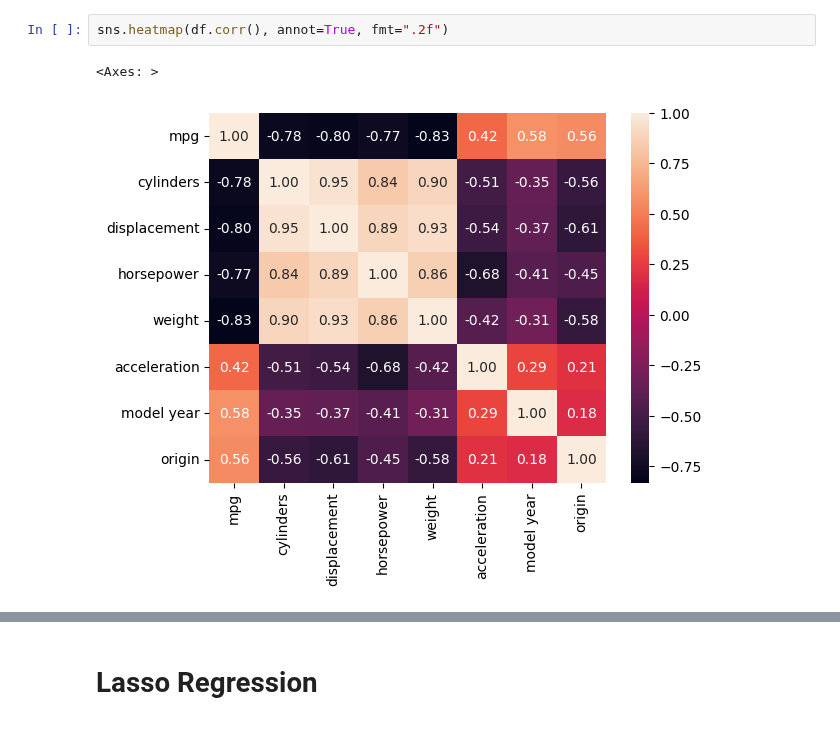
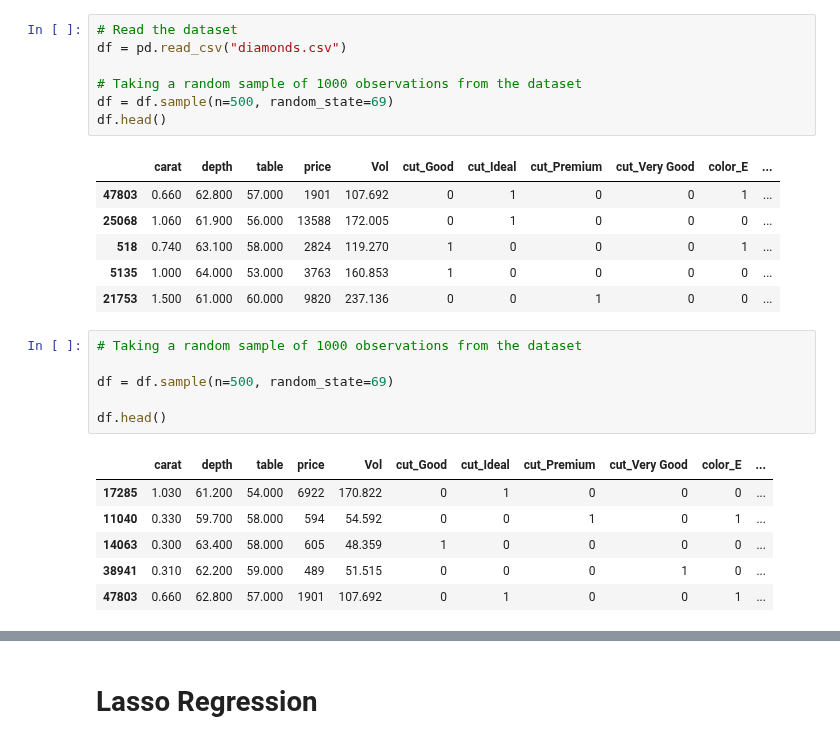
Before and after one commit to Harsh502s/ML-Assignments, a Jupyter notebook: ML-MF Pesentation/Presentation copy.ipynb, the cells around one changed output, grey strips where cells are left out. Saved outputs shown, nothing was run; the diff lists cells and outputs as text.

```diff
--- a/ML-MF Pesentation/Presentation copy.ipynb
+++ b/ML-MF Pesentation/Presentation copy.ipynb
@@ -101,5 +23,27 @@ df.head()
-# %%
-sns.heatmap(df.corr(), annot=True, fmt=".2f")
-# %% [output]
-<Axes: >
-[figure, removed]
+# %%
+# Read the dataset
+df = pd.read_csv("diamonds.csv")
+
+# Taking a random sample of 1000 observations from the dataset
+df = df.sample(n=500, random_state=69)
+df.head()
+# %% [output]
+|  | carat | depth | table | price | Vol | cut_Good | cut_Ideal | cut_Premium | cut_Very Good | color_E | ... |
+| 47803 | 0.660 | 62.800 | 57.000 | 1901 | 107.692 | 0 | 1 | 0 | 0 | 1 | ... |
+| 25068 | 1.060 | 61.900 | 56.000 | 13588 | 172.005 | 0 | 1 | 0 | 0 | 0 | ... |
+| 518 | 0.740 | 63.100 | 58.000 | 2824 | 119.270 | 1 | 0 | 0 | 0 | 1 | ... |
+| 5135 | 1.000 | 64.000 | 53.000 | 3763 | 160.853 | 1 | 0 | 0 | 0 | 0 | ... |
+| 21753 | 1.500 | 61.000 | 60.000 | 9820 | 237.136 | 0 | 0 | 1 | 0 | 0 | ... |
+# %%
+# Taking a random sample of 1000 observations from the dataset
+
+df = df.sample(n=500, random_state=69)
+
+df.head()
+# %% [output]
+|  | carat | depth | table | price | Vol | cut_Good | cut_Ideal | cut_Premium | cut_Very Good | color_E | ... |
+| 17285 | 1.030 | 61.200 | 54.000 | 6922 | 170.822 | 0 | 1 | 0 | 0 | 0 | ... |
+| 11040 | 0.330 | 59.700 | 58.000 | 594 | 54.592 | 0 | 0 | 1 | 0 | 1 | ... |
+| 14063 | 0.300 | 63.400 | 58.000 | 605 | 48.359 | 1 | 0 | 0 | 0 | 0 | ... |
+| 38941 | 0.310 | 62.200 | 59.000 | 489 | 51.515 | 0 | 0 | 0 | 1 | 0 | ... |
+| 47803 | 0.660 | 62.800 | 57.000 | 1901 | 107.692 | 0 | 1 | 0 | 0 | 1 | ... |
```
Also changed, not shown: parts of 32 cells of this notebook, 1 other file.
